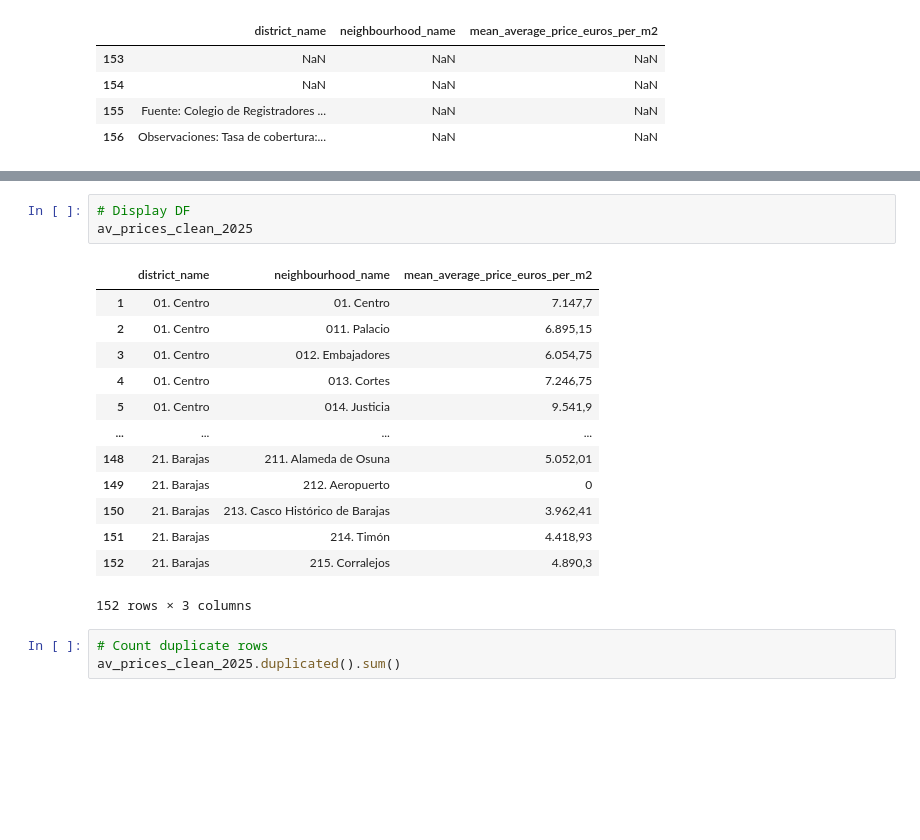
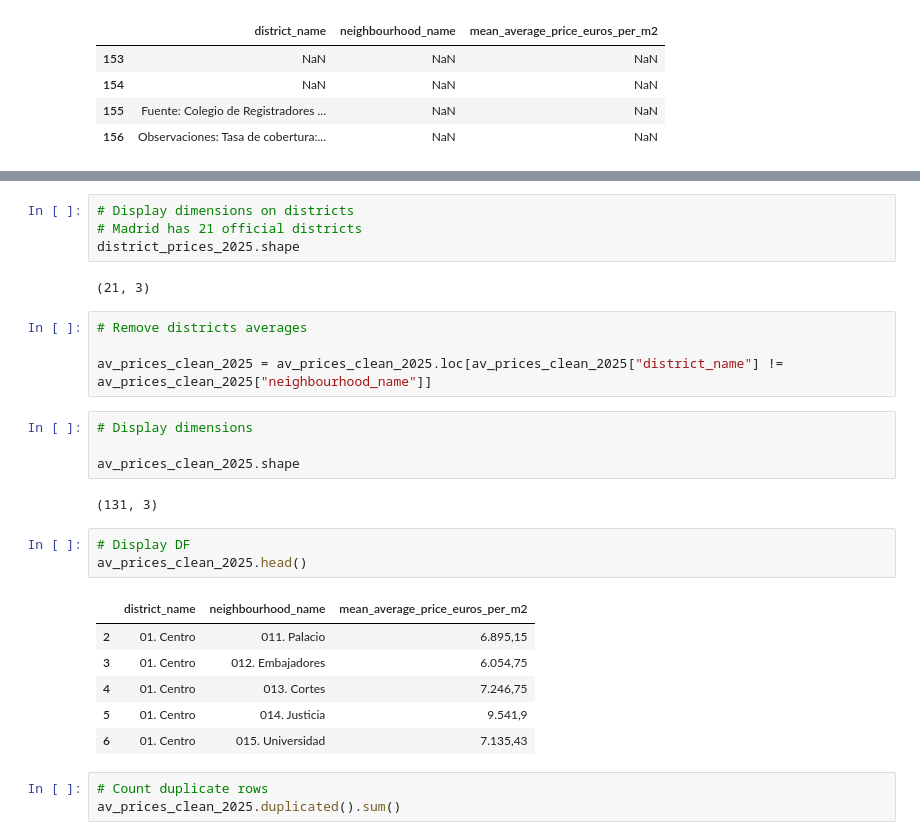
Before and after one commit to CharlieSm49/madrid-housing-ml, a Jupyter notebook: notebooks/02_preparing_prices.ipynb, the cells around one changed output, grey strips where cells are left out. Saved outputs shown, nothing was run; the diff lists cells and outputs as text; blank space fills up the shorter version.

Commit message:
exporting prepared csvs and start of merging datasets
also makes small edits in regards to cleaning the data.

```diff
--- a/notebooks/02_cleaning_prices.ipynb
+++ b/notebooks/02_preparing_prices.ipynb
@@ -138,20 +185,29 @@ av_prices_clean_2025 = av_prices_clean_2025.drop([0,153,154,155,156])
+# %%
+# Display dimensions on districts
+# Madrid has 21 official districts
+district_prices_2025.shape
+# %% [output]
+(21, 3)
+# %%
+# Remove districts averages
+
+av_prices_clean_2025 = av_prices_clean_2025.loc[av_prices_clean_2025["district_name"] != av_prices_clean_2025["neighbourhood_name"]]
+# %%
+# Display dimensions
+
+av_prices_clean_2025.shape
+# %% [output]
+(131, 3)
 # %%
 # Display DF
-av_prices_clean_2025
+av_prices_clean_2025.head()
 # %% [output]
 |  | district_name | neighbourhood_name | mean_average_price_euros_per_m2 |
-| 1 | 01. Centro | 01. Centro | 7.147,7 |
 | 2 | 01. Centro | 011. Palacio | 6.895,15 |
 | 3 | 01. Centro | 012. Embajadores | 6.054,75 |
 | 4 | 01. Centro | 013. Cortes | 7.246,75 |
 | 5 | 01. Centro | 014. Justicia | 9.541,9 |
-| ... | ... | ... | ... |
-| 148 | 21. Barajas | 211. Alameda de Osuna | 5.052,01 |
-| 149 | 21. Barajas | 212. Aeropuerto | 0 |
-| 150 | 21. Barajas | 213. Casco Histórico de Barajas | 3.962,41 |
-| 151 | 21. Barajas | 214. Timón | 4.418,93 |
-| 152 | 21. Barajas | 215. Corralejos | 4.890,3 |
+| 6 | 01. Centro | 015. Universidad | 7.135,43 |
-152 rows × 3 columns
 # %%
 # Count duplicate rows
 av_prices_clean_2025.duplicated().sum()
```
Also changed, not shown: parts of 15 cells of this notebook, 7 other files.
